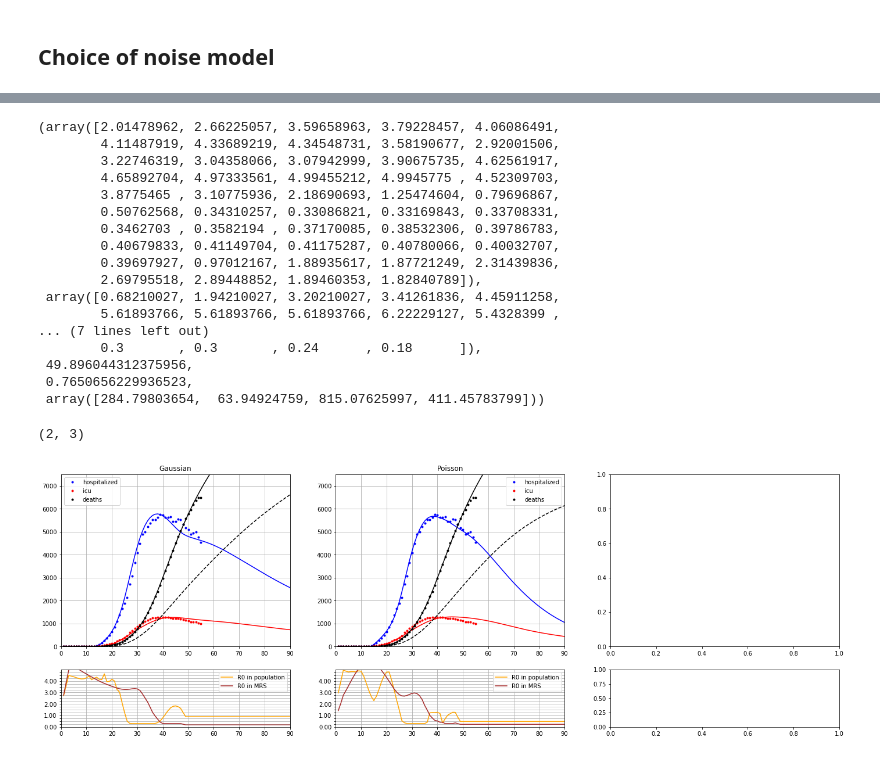
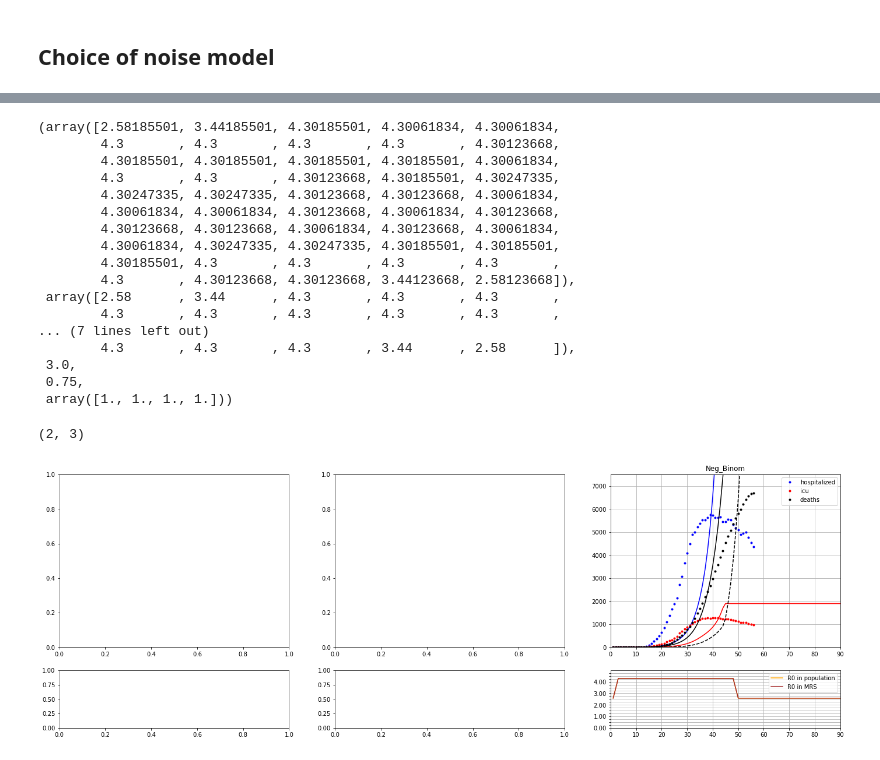
Before and after one commit to glouppe/covid19be, a Jupyter notebook: vdwnico-reimplementation-consolidated-Boostraping.ipynb, the cells around one changed output, grey strips where cells are left out. Cells and saved outputs as stored; diff of their text form; code cells hidden in the pictures.

```diff
--- a/vdwnico-reimplementation-consolidated-Boostraping.ipynb
+++ b/vdwnico-reimplementation-consolidated-Boostraping.ipynb
@@ -276,14 +257,12 @@ def neg_binom_sample(mu, sigma):
     return nbinom.rvs(r, p, size=1)
 
 def neg_binom_error(x, mu, sigma):
-    x += 1
-    mu += 1
-    sigma = mu * sigma
-    p = 1 - mu/sigma
-    r = mu*(1-p)/p
-    #proba = x*np.log(p) + r*np.log(1-p + 1e-10) + sc.gammaln(np.abs(x + r - 1) + 1e-10)
-    #- sc.gammaln(np.abs(r - 1)) - sc.gammaln(x + 1e-10)
-    return -np.log(nbinom(r, p).pmf(x) + 1e-10)
+    x, mu = x + 1, mu + 1
+    sigma_2 = mu + mu * sigma
+    p = (sigma_2 - mu)/sigma_2
+    r = (mu**2)/(sigma_2 - mu) + 1
+    #print(x.astype(int), r.astype(int), p)
+    return -nbinom.logpmf(x.astype(int), r.astype(int), p)
 # %%
 noise_sampler = {"Gaussian": gaussian_noise_sample,
                  "Poisson": poisson_noise_sample,
@@ -301,9 +280,9 @@ def fit_seir_parameters(data, noise="Gaussian", use_sigma=False):
         sigma_death = sigma_death*frac_dh
         sigma_death_mrs = sigma_death*(1 - frac_dh)
     elif noise == "Neg_Binom":
-        sigma_h, sigma_icu, sigma_death, sigma_death_mrs = [1.5]*4
+        sigma_h, sigma_icu, sigma_death, sigma_death_mrs = [.5]*4
     else:
-        sigma_h, sigma_icu, sigma_death, sigma_death_mrs = [1.]*4
+        sigma_h, sigma_icu, sigma_death, sigma_death_mrs = [1.1]*4
     sigmas = [sigma_h, sigma_icu, sigma_death, sigma_death_mrs]
     def cost(x):
         # parameters
@@ -362,46 +341,46 @@ def fit_seir_parameters(data, noise="Gaussian", use_sigma=False):
         bounds.append((0.3, 6.3))
     for s in sigmas:
         if noise != "Neg_Binom":
-            bounds.append((1, 10*s))
+            bounds.append((1, s))
         else:
-            bounds.append((1.1, 5.))
+            bounds.append((.001, 1.))
     bounds.append((1, 50))
     bounds.append((0.65, 0.85))
     x0 = pack(r0, r0_rms, i0, gg, sigmas)
 
-    res = minimize(cost, x0=x0, bounds=bounds, options={"maxfun": 50000})
+    res = minimize(cost, x0=x0, bounds=bounds, options={"maxfun": 100000})
     r0, r0_mrs, i0, gg, sigmas = unpack(res.x)
     r0 = smoothen(r0)
     r0_mrs = smoothen(r0_mrs)
     return r0, r0_mrs, i0, gg, sigmas
 # %%
-r0, r0_mrs, i0, gg, sigmas = fit_seir_parameters(data, noise="Gaussian", use_sigma=True)
+r0, r0_mrs, i0, gg, sigmas = fit_seir_parameters(data, noise="Neg_Binom", use_sigma=True)
 # %%
 r0, r0_mrs, i0, gg, sigmas
 # %% [output]
-(array([2.01478962, 2.66225057, 3.59658963, 3.79228457, 4.06086491,
-        4.11487919, 4.33689219, 4.34548731, 3.58190677, 2.92001506,
-        3.22746319, 3.04358066, 3.07942999, 3.90675735, 4.62561917,
-        4.65892704, 4.97333561, 4.99455212, 4.9945775 , 4.52309703,
-        3.8775465 , 3.10775936, 2.18690693, 1.25474604, 0.79696867,
-        0.50762568, 0.34310257, 0.33086821, 0.33169843, 0.33708331,
-        0.3462703 , 0.3582194 , 0.37170085, 0.38532306, 0.39786783,
-        0.40679833, 0.41149704, 0.41175287, 0.40780066, 0.40032707,
-        0.39697927, 0.97012167, 1.88935617, 1.87721249, 2.31439836,
-        2.69795518, 2.89448852, 1.89460353, 1.82840789]),
- array([0.68210027, 1.94210027, 3.20210027, 3.41261836, 4.45911258,
-        5.61893766, 5.61893766, 5.61893766, 6.22229127, 5.4328399 ,
+(array([2.58185501, 3.44185501, 4.30185501, 4.30061834, 4.30061834,
+        4.3       , 4.3       , 4.3       , 4.3       , 4.30123668,
+        4.30185501, 4.30185501, 4.30185501, 4.30185501, 4.30061834,
+        4.3       , 4.3       , 4.30123668, 4.30185501, 4.30247335,
+        4.30247335, 4.30247335, 4.30123668, 4.30123668, 4.30061834,
+        4.30061834, 4.30061834, 4.30123668, 4.30061834, 4.30123668,
+        4.30123668, 4.30123668, 4.30061834, 4.30123668, 4.30061834,
+        4.30061834, 4.30247335, 4.30247335, 4.30185501, 4.30185501,
+        4.30185501, 4.3       , 4.3       , 4.3       , 4.3       ,
+        4.3       , 4.30123668, 4.30123668, 3.44123668, 2.58123668]),
+ array([2.58      , 3.44      , 4.3       , 4.3       , 4.3       ,
+        4.3       , 4.3       , 4.3       , 4.3       , 4.3       ,
 ... (7 lines left out)
-        0.3       , 0.3       , 0.24      , 0.18      ]),
- 49.896044312375956,
- 0.7650656229936523,
- array([284.79803654,  63.94924759, 815.07625997, 411.45783799]))
+        4.3       , 4.3       , 4.3       , 3.44      , 2.58      ]),
+ 3.0,
+ 0.75,
+ array([1., 1., 1., 1.]))
 # %%
 # Plots
 fig, ax = plt.subplots(2, len(noise_error), figsize=(8*len(noise_error), 8), gridspec_kw={"height_ratios": (3,1)})
 print(ax.shape)
 for i, noise_model in enumerate(noise_error.keys()):
-    if noise_model == "Neg_Binom":
+    if noise_model != "Neg_Binom":
         continue
     r0, r0_mrs, i0, gg, sigmas = fit_seir_parameters(data, noise=noise_model, use_sigma=True)
     #r0 = smoothen(r0)
@@ -416,34 +395,34 @@ for i, noise_model in enumerate(noise_error.keys()):
     n_days = len(data)
 
     ax[0, i].set_title(noise_model)
     ax[0, i].plot(range(1, n_days+1 + n_futures), h[1:]+l[1:], c="b")
     ax[0, i].plot(range(1, n_days+1), data["n_hospitalized"].values, ".", c="b", label="hospitalized")
     ax[0, i].plot(range(1, n_days+1 + n_futures), l[1:], c="r")
     ax[0, i].plot(range(1, n_days+1), data["n_icu"].values, ".", c="r", label="icu")
     ax[0, i].plot(range(1, n_days+1 + n_futures), m[1:] + m_mrs[1:], c="k")
     ax[0, i].plot(range(1, n_days+1 + n_futures), m[1:], "--", c="k")
     ax[0, i].plot(range(1, n_days+1), data["n_deaths"].values, ".", c="k", label="deaths")
     ax[0, i].grid()
     ax[0, i].set_ylim(0, 7500)
     ax[0, i].set_xlim(0, 90)
     ax[0, i].legend()
 
     ax[1, i].plot(range(1, n_days+1 + n_futures), r0, c="orange", label="R0 in population")
     ax[1, i].plot(range(1, n_days+1 + n_futures), r0_mrs, c="brown", label="R0 in MRS")
     ax[1, i].grid(which="both")
     ax[1, i].set_ylim(0, 5)
     ax[1, i].set_yticks(np.arange(0, 5, step=0.25))
 
     for j, l in enumerate(ax[1, i].get_yticklabels()):
         if j % 4 != 0:
             l.set_visible(False)
     ax[1, i].set_xlim(0, 90)
     ax[1, i].legend()
 
 plt.show()
 # %% [output]
 (2, 3)
-[figure, old version]
+[figure, new version]
 # %%
 def seir_sim(theta, noise="Gaussian", n_futures=-1):
     r0, r0_mrs, i0, gg, sigmas = theta
```
Also changed, not shown: parts of 14 cells of this notebook.
